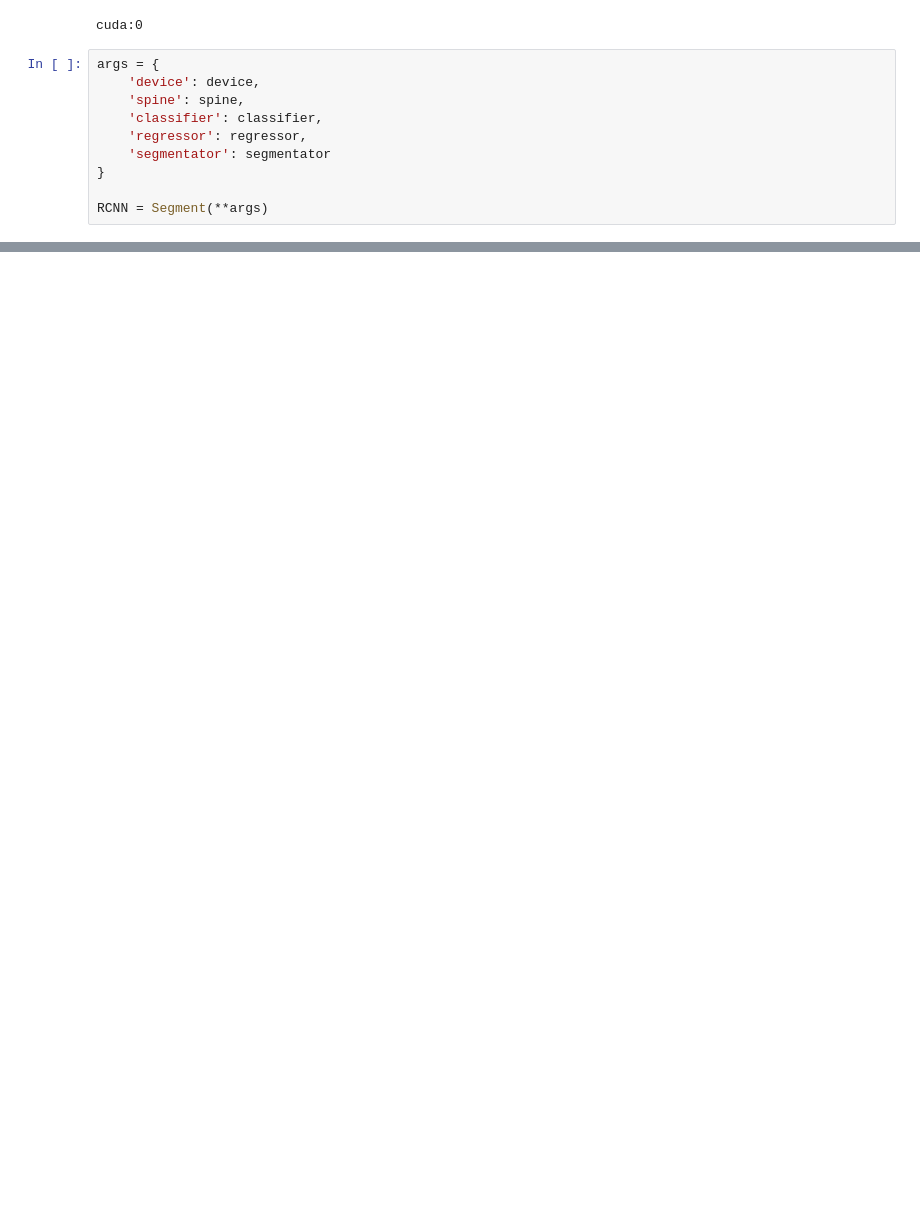
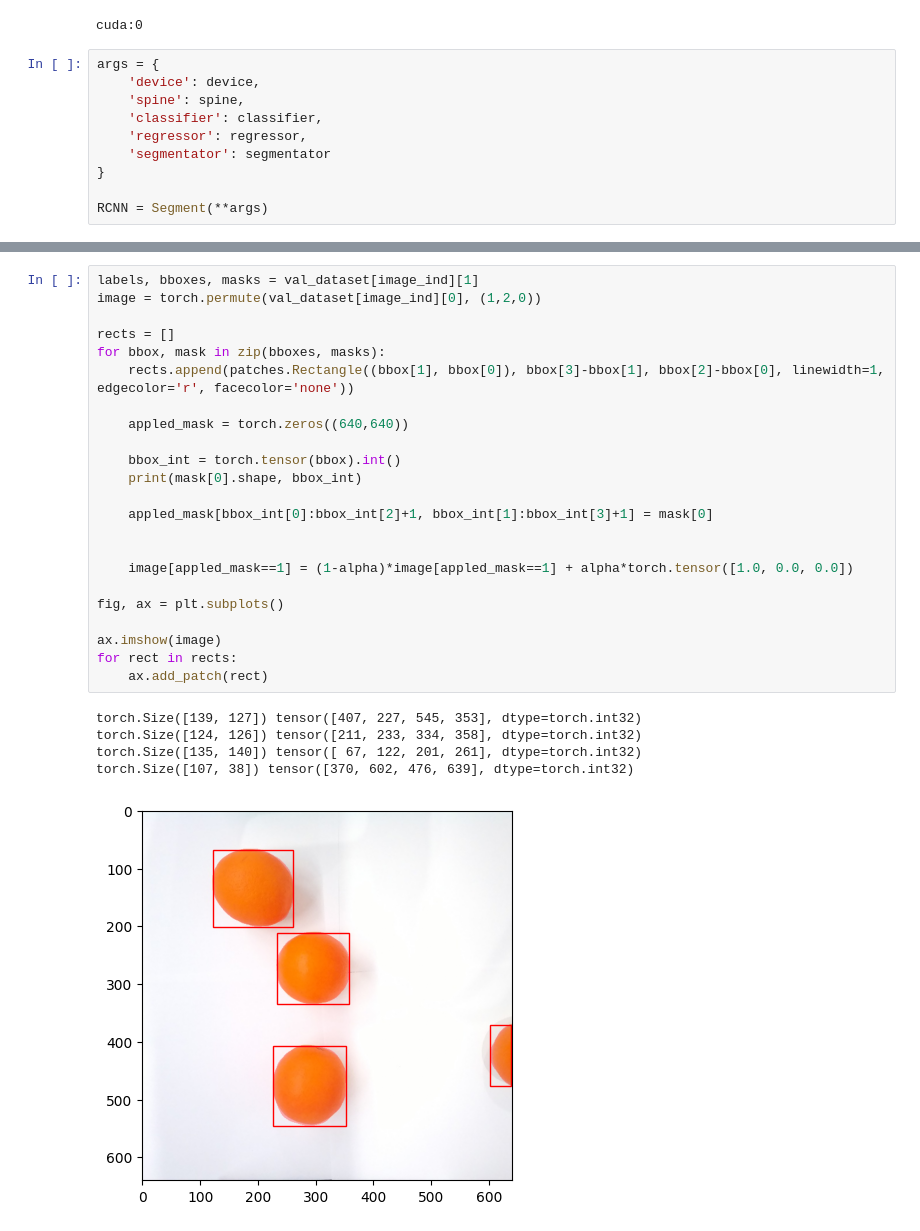
Before and after one commit to frznfrgg/fruit_detection, a Jupyter notebook: model.ipynb, the cells around one changed output, grey strips where cells are left out. Saved outputs shown, nothing was run; the diff lists cells and outputs as text; blank space fills up the shorter version.

```diff
--- a/model.ipynb
+++ b/model.ipynb
@@ -829 +851,30 @@ tensor([425, 398, 470, 338], dtype=torch.int32)
+# %%
+labels, bboxes, masks = val_dataset[image_ind][1]
+image = torch.permute(val_dataset[image_ind][0], (1,2,0))
+
+rects = []
+for bbox, mask in zip(bboxes, masks):
+    rects.append(patches.Rectangle((bbox[1], bbox[0]), bbox[3]-bbox[1], bbox[2]-bbox[0], linewidth=1, edgecolor='r', facecolor='none'))
+
+    appled_mask = torch.zeros((640,640))
+
+    bbox_int = torch.tensor(bbox).int()
+    print(mask[0].shape, bbox_int)
+
+    appled_mask[bbox_int[0]:bbox_int[2]+1, bbox_int[1]:bbox_int[3]+1] = mask[0]
+
+
+    image[appled_mask==1] = (1-alpha)*image[appled_mask==1] + alpha*torch.tensor([1.0, 0.0, 0.0])
+
+fig, ax = plt.subplots()
+
+ax.imshow(image)
+for rect in rects:
+    ax.add_patch(rect)
+# %% [output]
+torch.Size([139, 127]) tensor([407, 227, 545, 353], dtype=torch.int32)
+torch.Size([124, 126]) tensor([211, 233, 334, 358], dtype=torch.int32)
+torch.Size([135, 140]) tensor([ 67, 122, 201, 261], dtype=torch.int32)
+torch.Size([107, 38]) tensor([370, 602, 476, 639], dtype=torch.int32)
+[figure, added]
 # %%
```
Also changed, not shown: parts of 13 cells of this notebook.
